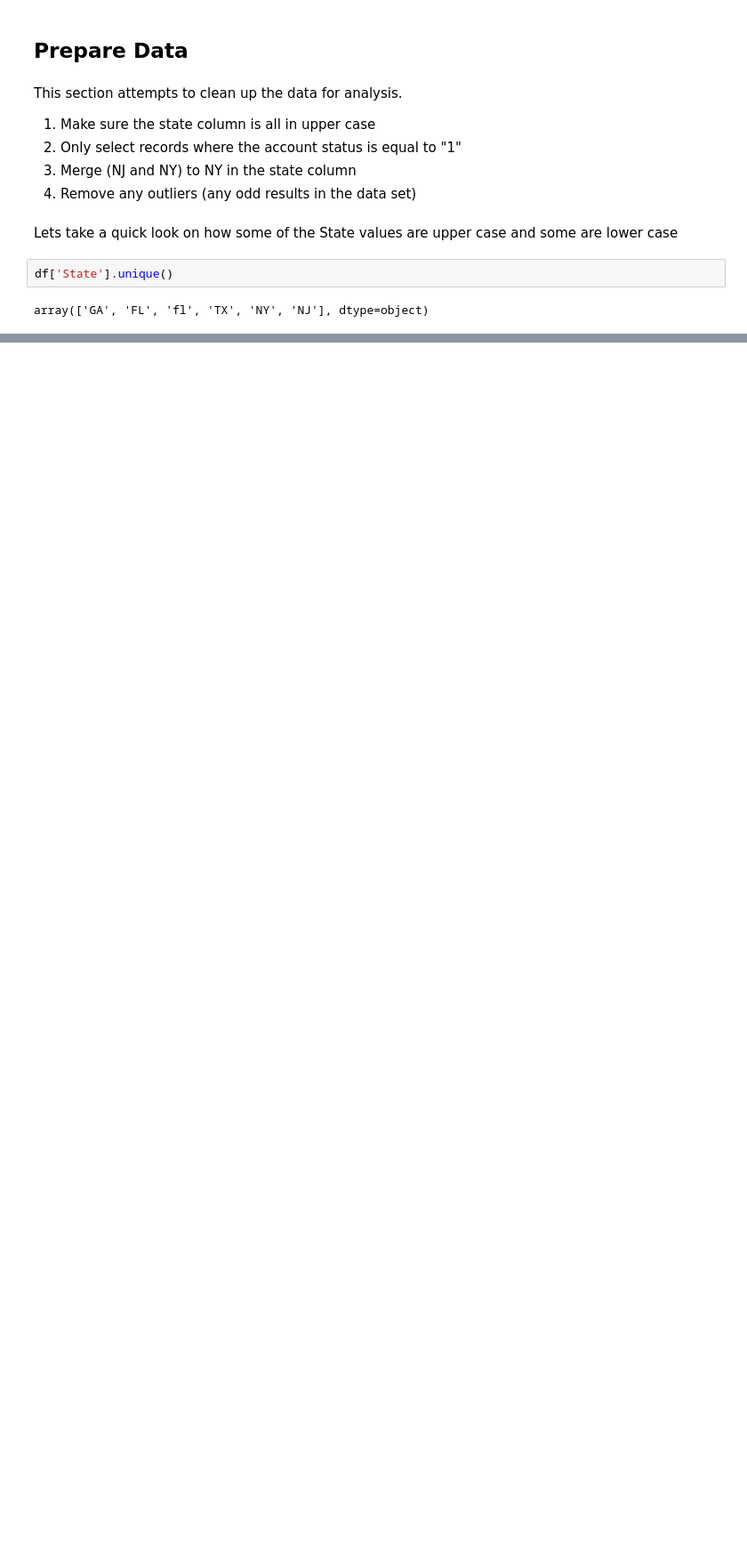
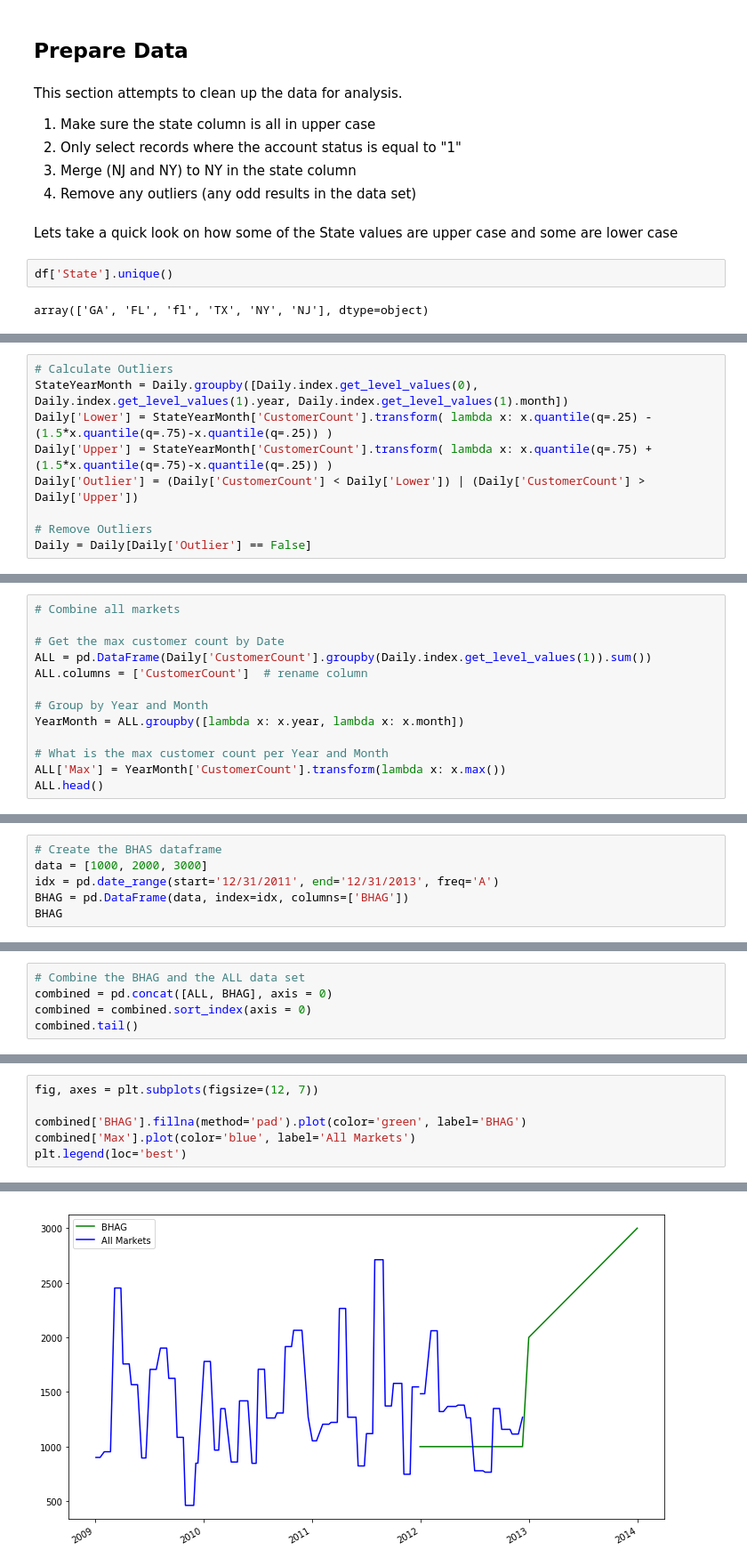
Before and after one commit to minsoub/jupyter_doc, a Jupyter notebook: lession_03.ipynb, the cells around one changed output, grey strips where cells are left out. Shown: that part at 89% size. Cells and saved outputs as stored; diff of their text form; blank space fills up the shorter version.

```diff
--- a/lession_03.ipynb
+++ b/lession_03.ipynb
@@ -140,0 +280,9 @@ array(['GA', 'FL', 'fl', 'TX', 'NY', 'NJ'], dtype=object)
+# %%
+# Calculate Outliers
+StateYearMonth = Daily.groupby([Daily.index.get_level_values(0), Daily.index.get_level_values(1).year, Daily.index.get_level_values(1).month])
+Daily['Lower'] = StateYearMonth['CustomerCount'].transform( lambda x: x.quantile(q=.25) - (1.5*x.quantile(q=.75)-x.quantile(q=.25)) )
+Daily['Upper'] = StateYearMonth['CustomerCount'].transform( lambda x: x.quantile(q=.75) + (1.5*x.quantile(q=.75)-x.quantile(q=.25)) )
+Daily['Outlier'] = (Daily['CustomerCount'] < Daily['Lower']) | (Daily['CustomerCount'] > Daily['Upper'])
+
+# Remove Outliers
+Daily = Daily[Daily['Outlier'] == False]
@@ -140,0 +304,13 @@ array(['GA', 'FL', 'fl', 'TX', 'NY', 'NJ'], dtype=object)
+# %%
+# Combine all markets
+
+# Get the max customer count by Date
+ALL = pd.DataFrame(Daily['CustomerCount'].groupby(Daily.index.get_level_values(1)).sum())
+ALL.columns = ['CustomerCount']  # rename column
+
+# Group by Year and Month
+YearMonth = ALL.groupby([lambda x: x.year, lambda x: x.month])
+
+# What is the max customer count per Year and Month
+ALL['Max'] = YearMonth['CustomerCount'].transform(lambda x: x.max())
+ALL.head()
@@ -140,0 +343,6 @@ array(['GA', 'FL', 'fl', 'TX', 'NY', 'NJ'], dtype=object)
+# %%
+# Create the BHAS dataframe
+data = [1000, 2000, 3000]
+idx = pd.date_range(start='12/31/2011', end='12/31/2013', freq='A')
+BHAG = pd.DataFrame(data, index=idx, columns=['BHAG'])
+BHAG
@@ -140,0 +356,5 @@ array(['GA', 'FL', 'fl', 'TX', 'NY', 'NJ'], dtype=object)
+# %%
+# Combine the BHAG and the ALL data set
+combined = pd.concat([ALL, BHAG], axis = 0)
+combined = combined.sort_index(axis = 0)
+combined.tail()
@@ -140,0 +373,7 @@ array(['GA', 'FL', 'fl', 'TX', 'NY', 'NJ'], dtype=object)
+# %%
+fig, axes = plt.subplots(figsize=(12, 7))
+
+combined['BHAG'].fillna(method='pad').plot(color='green', label='BHAG')
+combined['Max'].plot(color='blue', label='All Markets')
+plt.legend(loc='best')
+# %% [output]
@@ -140,0 +381 @@ array(['GA', 'FL', 'fl', 'TX', 'NY', 'NJ'], dtype=object)
+[figure, added]
```
Also changed, not shown: parts of 48 cells of this notebook, 6 other files.
